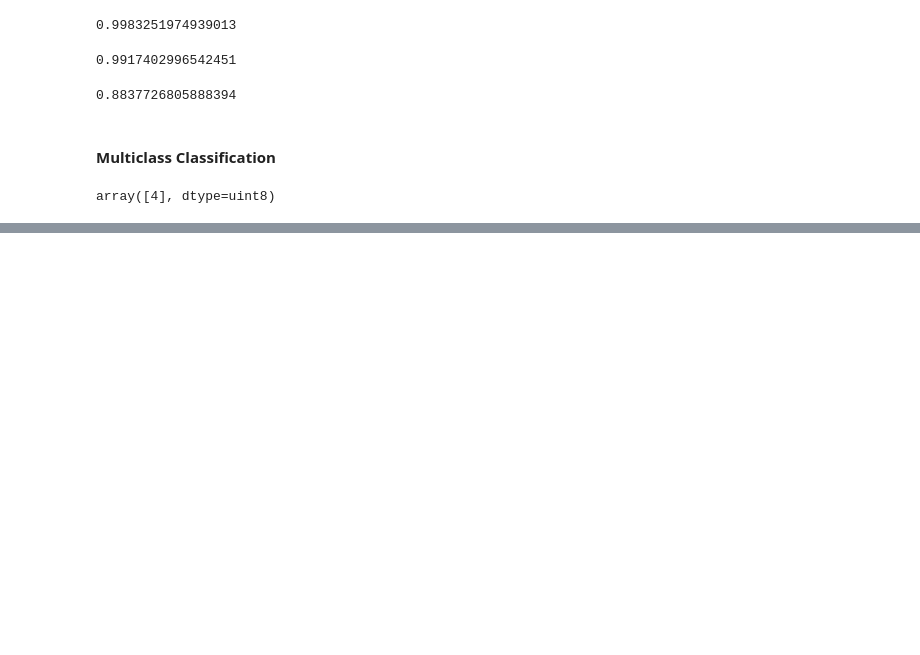
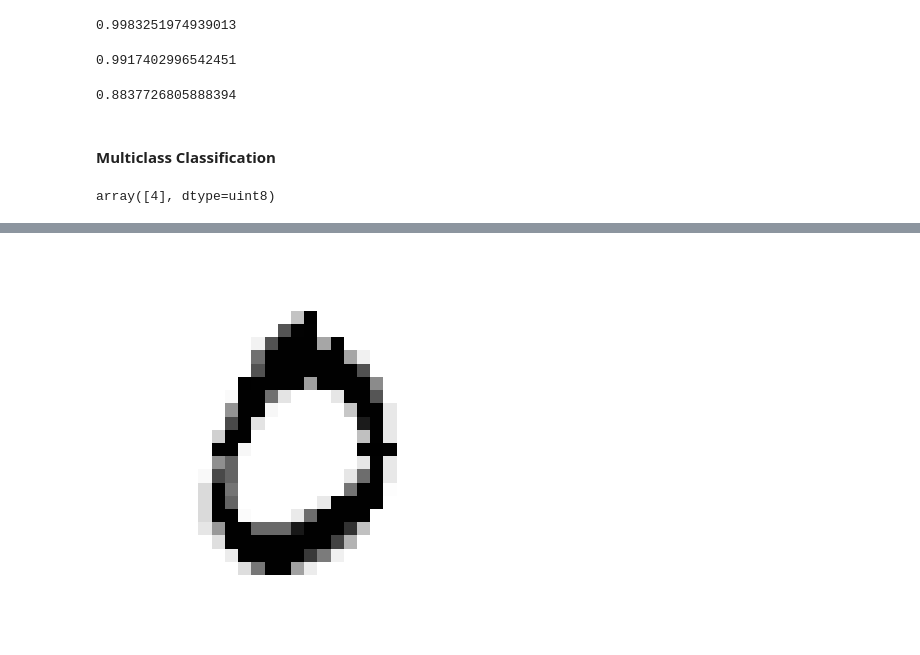
Before and after one commit to Njaramba-Riri/HoML, a Jupyter notebook: 02_Classification-MNIST.ipynb, the cells around one changed output, grey strips where cells are left out. Drawn from its saved outputs; the diff is of its cells as text; code cells hidden in the pictures; blank space fills up the shorter version.

```diff
--- a/02_Classification-MNIST.ipynb
+++ b/02_Classification-MNIST.ipynb
@@ -535,0 +552,6 @@ f1_score(y_multilabel,knn_pred, average="macro")
+# %%
+knn.fit(X_train_mod, y_train_mod)
+clean_digit=knn.predict([X_test_mod[index]])
+plot_digits(clean_digit)
+# %% [output]
+[figure, added]
```
Also changed, not shown: parts of 60 cells of this notebook.
